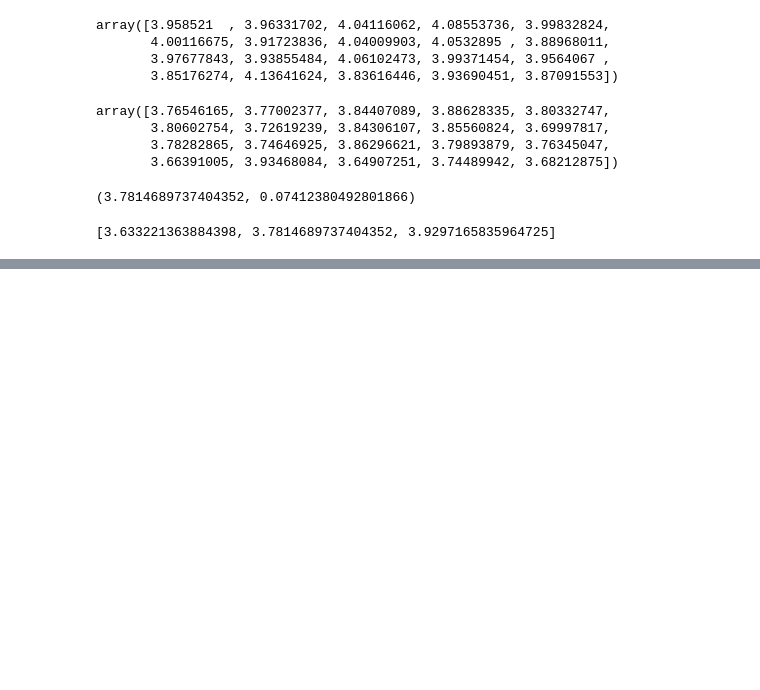
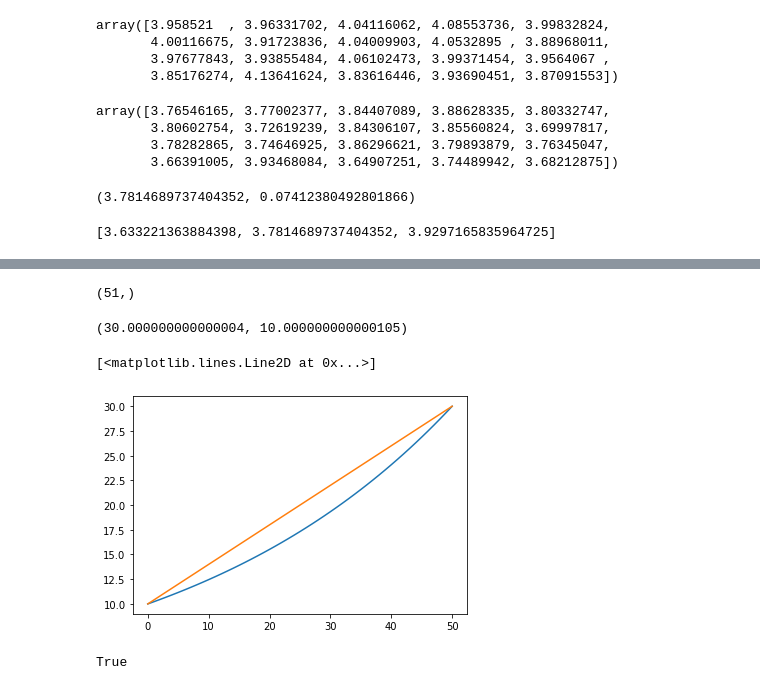
Before and after one commit to jian5753/financialComputation_2020spring, a Jupyter notebook: Untitled.ipynb, the cells around one changed output, grey strips where cells are left out. Drawn from its saved outputs; the diff is of its cells as text; code cells hidden in the pictures; blank space fills up the shorter version.

```diff
--- a/Untitled.ipynb
+++ b/Untitled.ipynb
@@ -280,0 +426,6 @@ from datetime import datetime
+# %%
+Amax = 30
+Amin = 10
+M = 50
+step = (Amax - Amin) / M
+original = np.arange(Amax, Amin - EPSILON, -step)
@@ -280,0 +436,21 @@ from datetime import datetime
+# %%
+logAmax = np.log(Amax)
+logAmin = np.log(Amin)
+# %%
+temp = np.arange(logAmax, logAmin - EPSILON, (logAmin - logAmax) / M)
+# %%
+new = np.exp(temp)
+# %%
+new.shape
+# %% [output]
+(51,)
+# %%
+new[0], new[-1]
+# %% [output]
+(30.000000000000004, 10.000000000000105)
+# %%
+plt.plot(list(range(50, -1, -1)), new)
+plt.plot(list(range(50, -1, -1)), original)
+# %% [output]
+[<matplotlib.lines.Line2D at 0x...>]
+[figure, added]
@@ -281 +460,5 @@ from datetime import datetime
+# %%
+a == b
+# %% [output]
+True
 # %%
```
Also changed, not shown: parts of 63 cells of this notebook, 1 other file.
